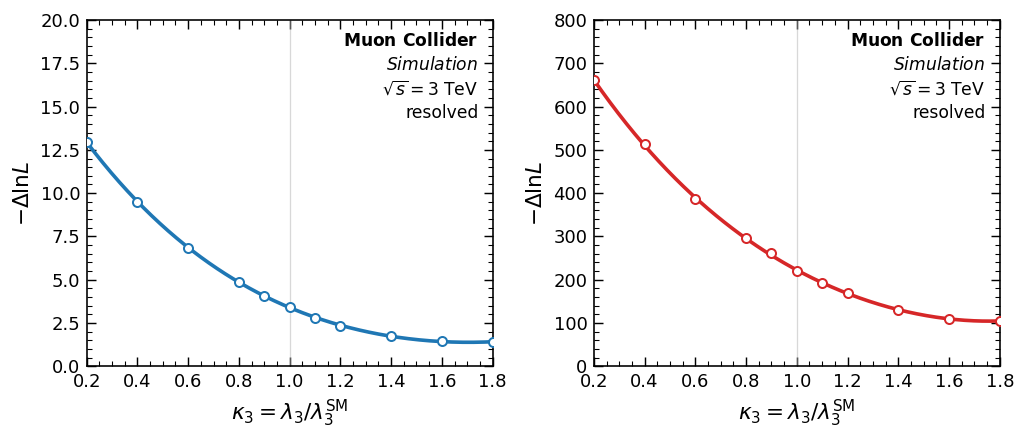
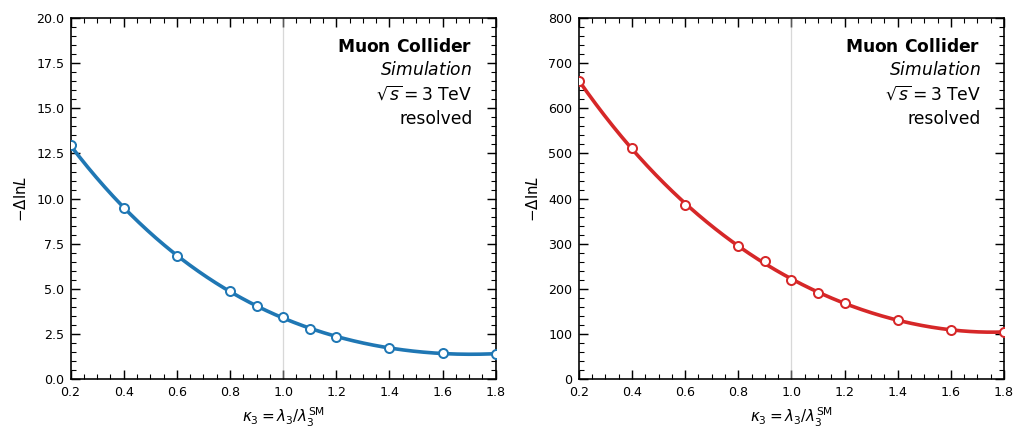
The notebook cell's code change between the first figure and the second:
--- before
+++ after
@@ -74,7 +74,7 @@
 plt.tight_layout()
 
-OUTPDF = "/data/mucollider/two_boosted/generated_fig/fig_result_boosted_hypo_noHH.pdf"
-fig.savefig(OUTPDF, bbox_inches='tight')
-print(f'saved {OUTPDF}')
+# OUTPDF = "/data/mucollider/two_boosted/generated_fig/fig_result_boosted_hypo_noHH.pdf"
+# fig.savefig(OUTPDF, bbox_inches='tight')
+# print(f'saved {OUTPDF}')
 
 plt.show()

Commit: fix the plot to fit the format